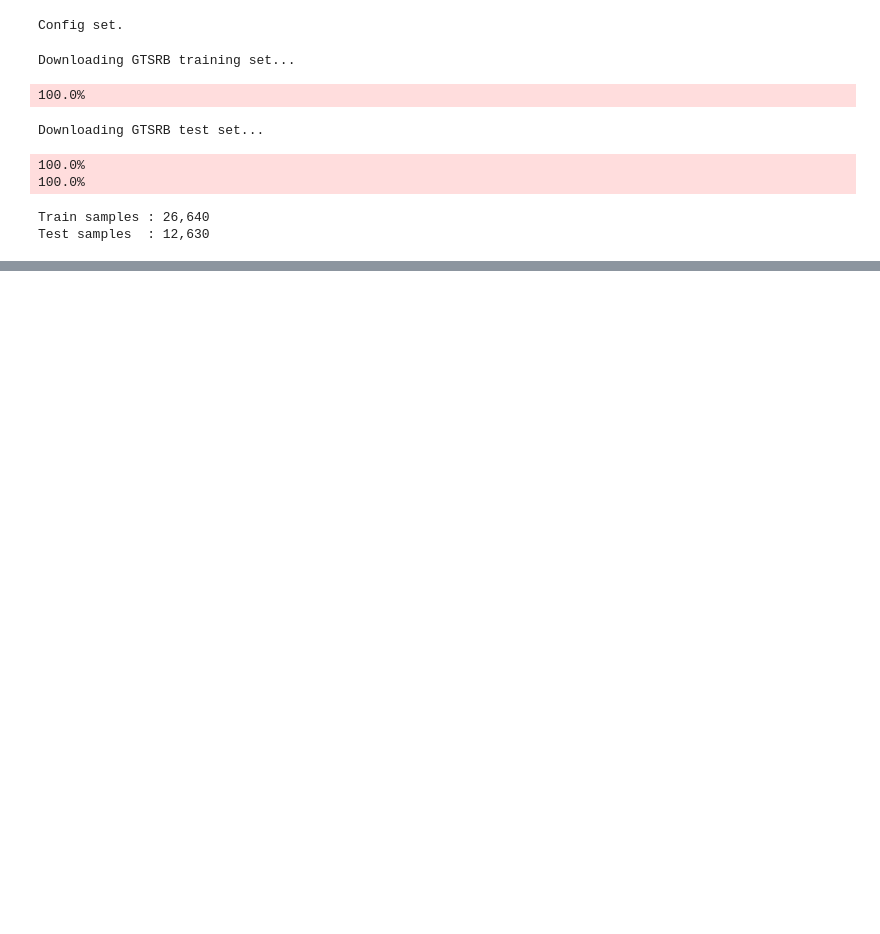
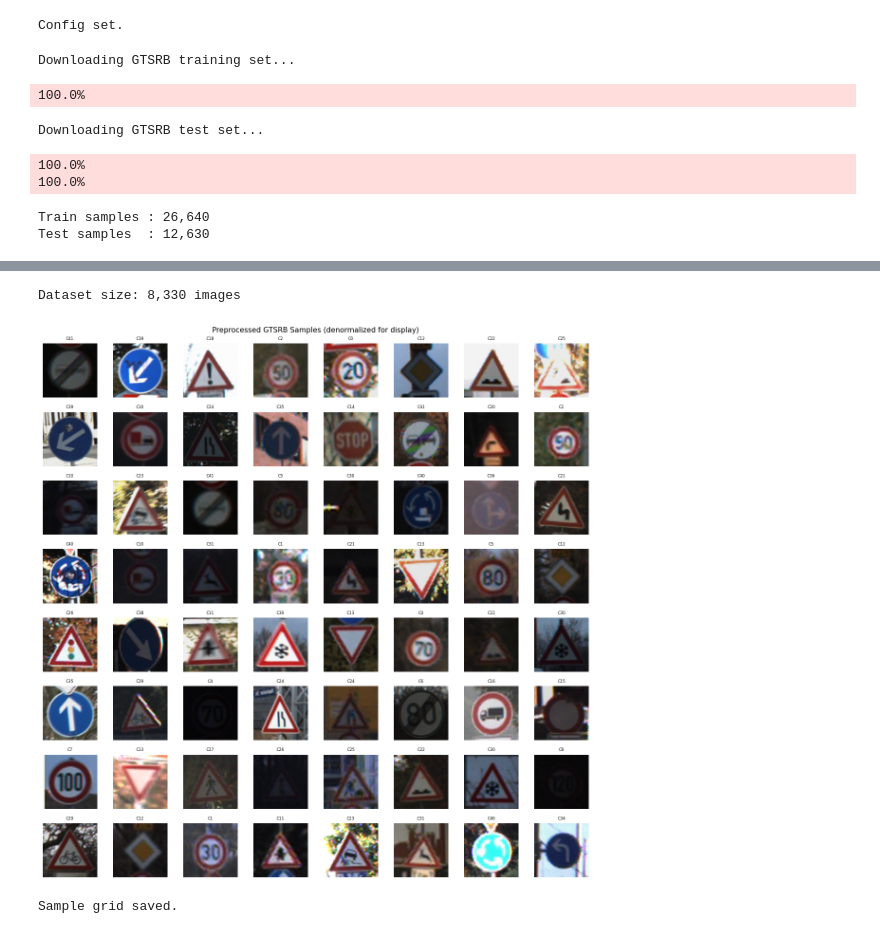
Before and after one commit to katie34634/road-sign-generation, a Jupyter notebook: main.ipynb, the cells around one changed output, grey strips where cells are left out. Cells and saved outputs as stored; diff of their text form; code cells hidden in the pictures; blank space fills up the shorter version.

```diff
--- a/main.ipynb
+++ b/main.ipynb
@@ -54,0 +148,67 @@ Test samples  : 12,630
+# %%
+class RoadSignDataset(Dataset):
+    def __init__(self, processed_dir, img_size):
+        self.img_dir  = Path(processed_dir) / "images"
+        self.manifest = []
+
+        with open(Path(processed_dir) / "manifest.csv") as f:
+            reader = csv.DictReader(f)
+            for row in reader:
+                self.manifest.append((row["filename"], int(row["class_id"])))
+
+        self.transform = transforms.Compose([
+            transforms.Resize((img_size, img_size)),
+            transforms.ColorJitter(            # Mild augmentation for lighting variation
+                brightness=0.1,
+                contrast=0.1,
+                saturation=0.1,
+                hue=0.02,
+            ),
+            transforms.ToTensor(),             # [0, 1]
+            transforms.Normalize(              # → [-1, 1]
+                mean=[0.5, 0.5, 0.5],
+                std =[0.5, 0.5, 0.5],
+            ),
+        ])
+
+    def __len__(self):
+        return len(self.manifest)
+
+    def __getitem__(self, idx):
+        filename, class_id = self.manifest[idx]
+        img = Image.open(self.img_dir / filename).convert("RGB")
+        return self.transform(img), class_id
+
+road_sign_dataset = RoadSignDataset(PROCESSED_DIR, IMG_SIZE)
+print(f"Dataset size: {len(road_sign_dataset):,} images")
+# %% [output]
+Dataset size: 8,330 images
+# %%
+def plot_sample_grid(dataset, n=64):
+    indices = random.sample(range(len(dataset)), min(n, len(dataset)))
+    cols = 8
+    rows = (len(indices) + cols - 1) // cols
+
+    fig, axes = plt.subplots(rows, cols, figsize=(cols * 1.5, rows * 1.5))
+    axes = axes.flatten()
+
+    for i, idx in enumerate(indices):
+        tensor, class_id = dataset[idx]
+        img_np = (tensor.permute(1, 2, 0).numpy() * 0.5 + 0.5).clip(0, 1)
+        axes[i].imshow(img_np)
+        axes[i].set_title(f"C{class_id}", fontsize=6)
+        axes[i].axis("off")
+
+    for j in range(i + 1, len(axes)):
+        axes[j].axis("off")
+
+    plt.suptitle("Preprocessed GTSRB Samples (denormalized for display)", fontsize=11)
+    plt.tight_layout()
+    plt.savefig(Path(PROCESSED_DIR) / "sample_grid.png", dpi=150, bbox_inches="tight")
+    plt.show()
+    print("Sample grid saved.")
+
+plot_sample_grid(road_sign_dataset, n=64)
+# %% [output]
+[figure, added]
+Sample grid saved.
```
Also changed, not shown: parts of 3 cells of this notebook.
